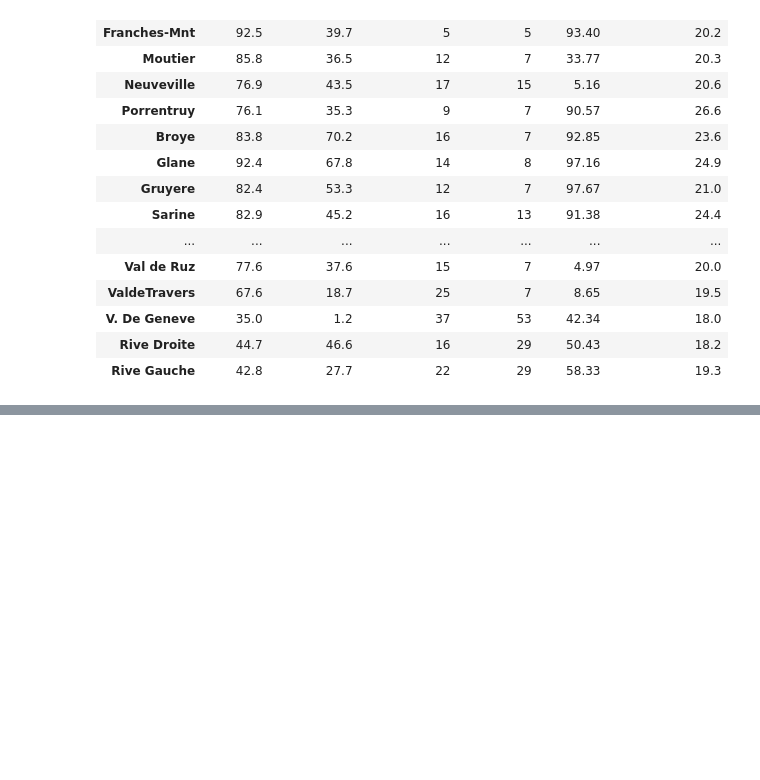
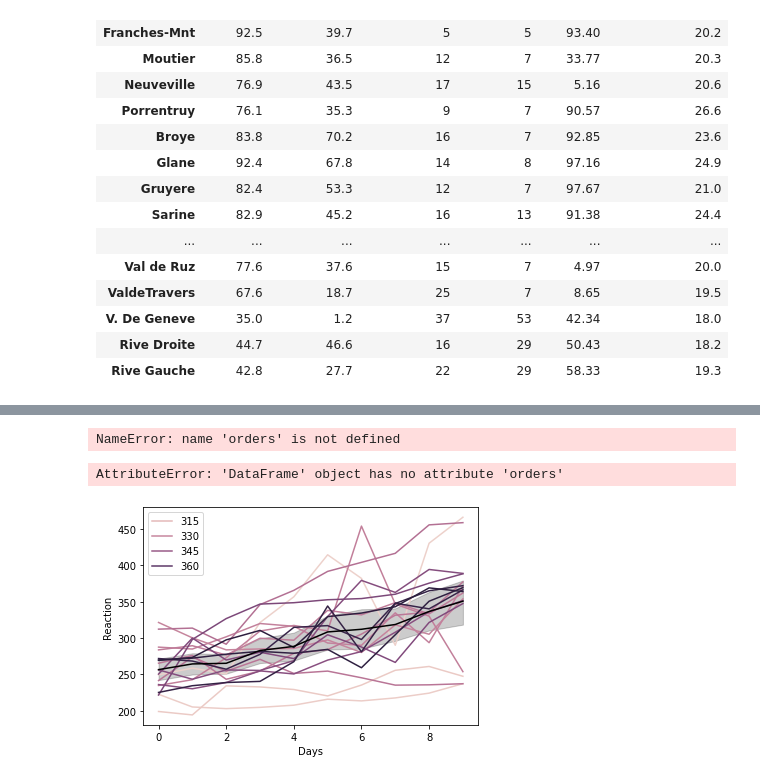
Before and after one commit to SLawsonWoods/numpy-pandas-visualization-exercises, a Jupyter notebook: seaborn_exercises.ipynb, the cells around one changed output, grey strips where cells are left out. Cells and saved outputs as stored; diff of their text form; code cells hidden in the pictures; blank space fills up the shorter version.

```diff
--- a/seaborn_exercises.ipynb
+++ b/seaborn_exercises.ipynb
@@ -133,0 +176,22 @@ swiss
+# %%
+orders
+# %% [output]
+NameError: name 'orders' is not defined
+# %%
+best_sellers = chipotle.orders.groupby('item_name').quantity.sum().nlargest(4)
+best_sellers
+# %% [output]
+AttributeError: 'DataFrame' object has no attribute 'orders'
+# %%
+## 5. Load the sleepstudy data and read it's documentation. Use seaborn to create a line chart of all the individual
+## subject's reaction times and a more prominant line showing the average change in reaction time.
+
+# Loading the sleepdstudy data
+sleepstudy = data("sleepstudy")
+# Creating a line chart of reaction times
+sns.lineplot(data = sleepstudy, x = 'Days', y = 'Reaction', hue= 'Subject')
+#Chart the average reaction time
+sns.lineplot(data = sleepstudy, x = 'Days', y = 'Reaction', color = 'black', estimator = 'mean')
+plt.show()
+# %% [output]
+[figure, added]
```
Also changed, not shown: parts of 3 cells of this notebook, 1 other file.
